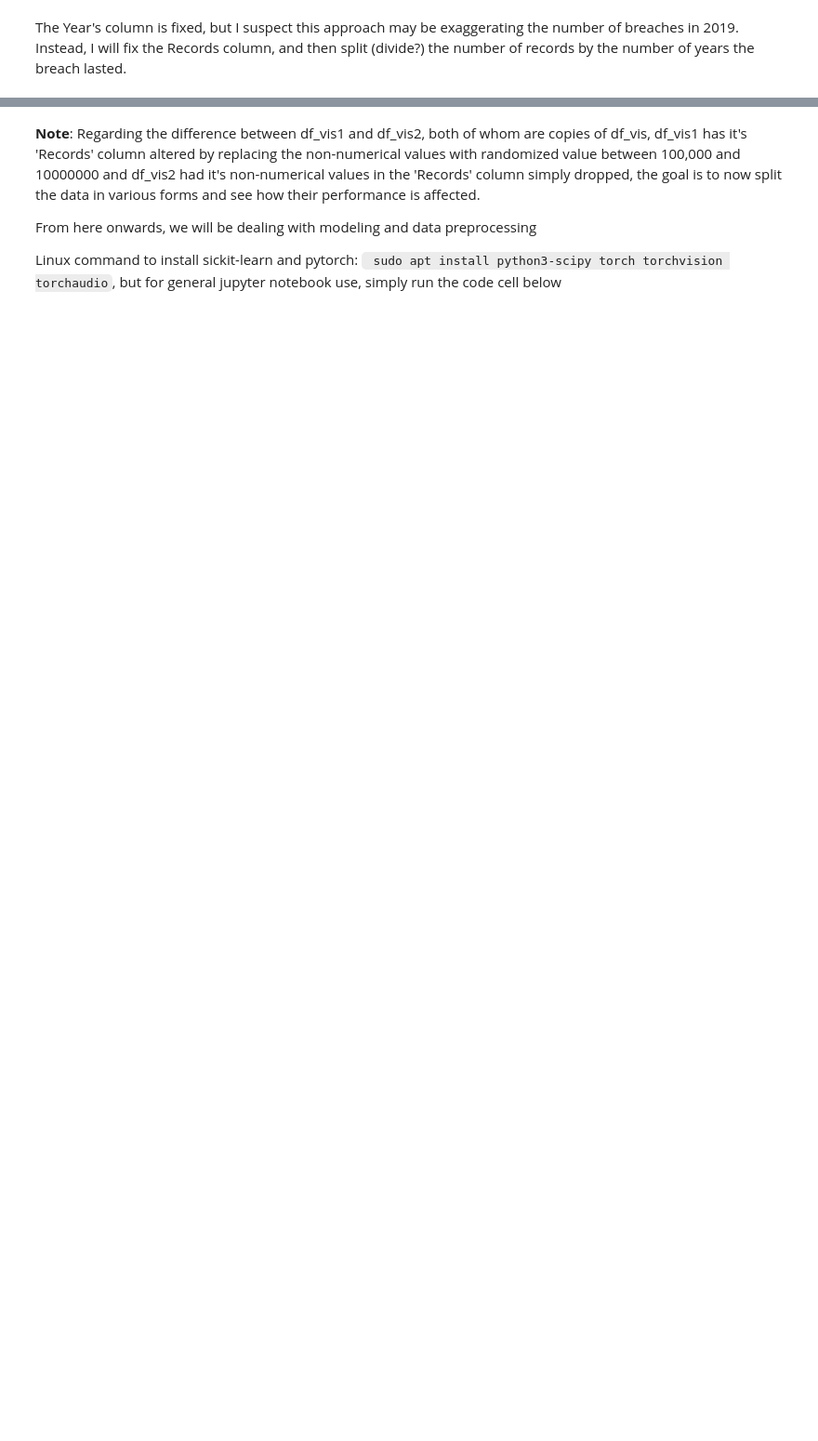
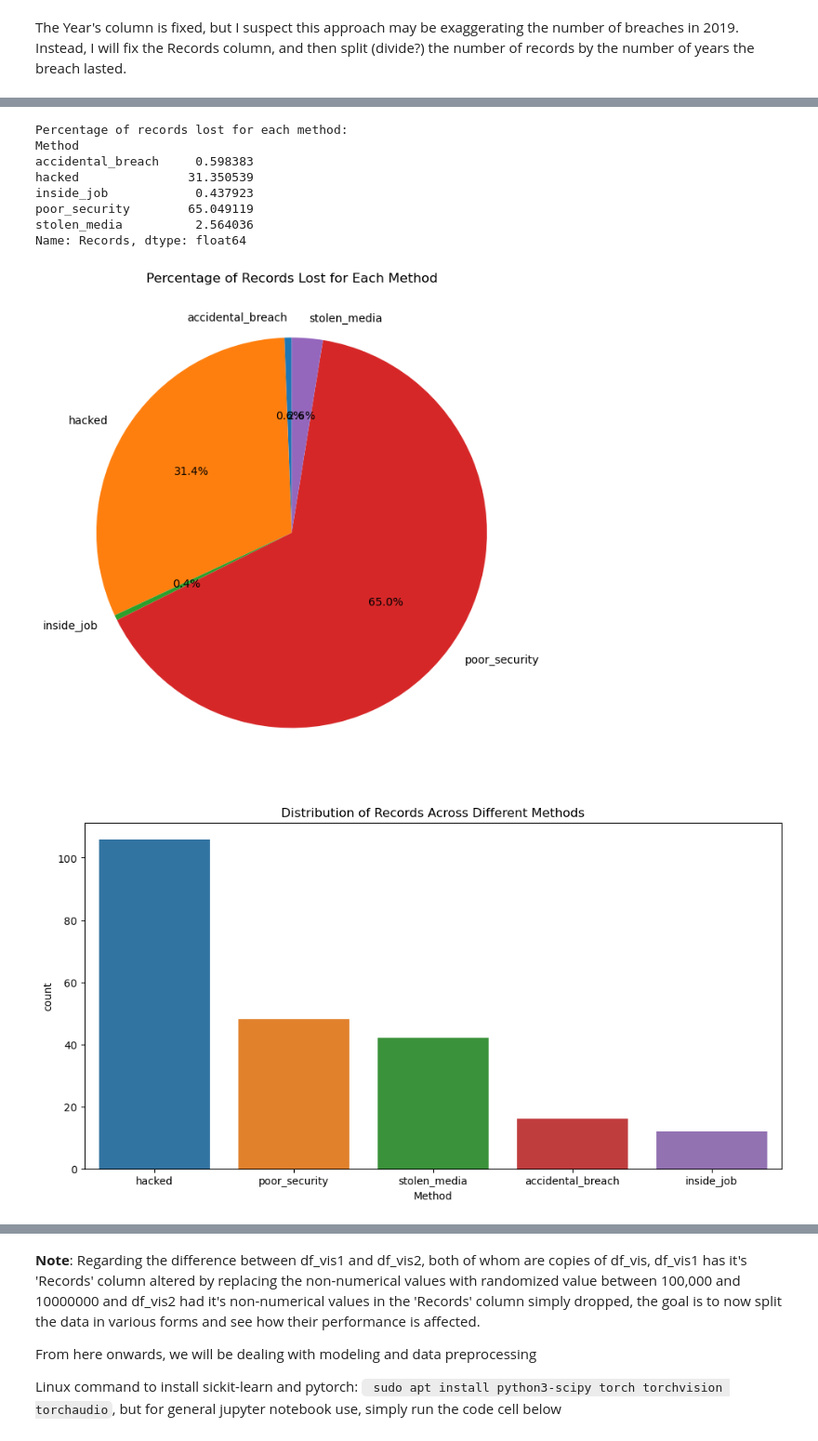
Before and after one commit to DeveloperMindset123/Accenture3A_Project, a Jupyter notebook: Accenture_3A_Ayan.ipynb, the cells around one changed output, grey strips where cells are left out. Shown at 93% size. Cells and saved outputs as stored; diff of their text form; code cells hidden in the pictures; blank space fills up the shorter version.

```diff
--- a/Accenture_3A_Ayan.ipynb
+++ b/Accenture_3A_Ayan.ipynb
@@ -323,0 +697,18 @@ array(['healthcare', 'social_networking', 'tech', 'advertising',
+# %%
+'''Defining a function to handle the keywords diversity and making them more uniform through a series of conditional statements that will parse through the 'Method' column will be more efficient'''
+def classify_method(method_value):
+    if isinstance(method_value, str):
+        if any(keyword in method_value for keyword in ["poor_security", "unsecured_s3_bucket", "poor_security_hacked", "misconfiguration", "improper_setting", "publicly_accessible", "unprotected_api"]):
+            return "poor_security"
+        elif any(keyword in method_value for keyword in ["lost_stolen_media", "lost_stolen_computer"]):
+            return "stolen_media"
+        elif "_hacked" in method_value:
+            return "hacked"
+        elif any(keyword in method_value for keyword in ["intentionally_lost", "accidentally_exposed", "accidentally_published", "accidentally_uploaded"]):
+            return "accidental_breach"
+        elif any(keyword in method_value for keyword in ["inside_job", "rogue_contractor", "social_engineering"]):
+            return "inside_job"
+    return method_value
+
+# Apply the classification function to the "Method" column
+df_vis["Method"] = df_vis["Method"].apply(classify_method)
@@ -323,0 +725,54 @@ array(['healthcare', 'social_networking', 'tech', 'advertising',
+# %%
+# Calculate the sum of records for each method (excluding "unknown")
+method_records = df_vis[df_vis['Method'] != 'unknown'].groupby('Method')['Records'].sum()
+
+# Calculate the total sum of records (excluding "unknown")
+total_records = method_records.sum()
+
+# Calculate the percentage of records lost for each method (excluding "unknown")
+method_percentages = (method_records / total_records) * 100
+
+# Print out the percentages
+print("Percentage of records lost for each method:")
+print(method_percentages)   # this will give us the ratio of how data was lost in the past, hacked and poor_security being the most prominent
+
+# Plot a pie chart using matplotlib
+plt.figure(figsize=(8, 8))
+plt.pie(method_percentages, labels=method_percentages.index, autopct='%1.1f%%', startangle=90)
+plt.title("Percentage of Records Lost for Each Method")
+plt.savefig('visualization_graphs/initial_pie_chart.png')
+plt.show()
+
+# Additional seaborn plots
+# Example 1: Countplot to show the distribution of records across different methods
+plt.figure(figsize=(12, 6))
+sns.countplot(data=df_vis, x='Method')
+plt.title("Distribution of Records Across Different Methods")
+plt.savefig('visualization_graphs/distribution_bar_graph.png')
+plt.show()
+
+# Example 2: Barplot to show the sum of records for each method
+plt.figure(figsize=(12, 6))
+sns.barplot(x=method_records.index, y=method_records.values)
+plt.title("Sum of Records for Each Method")
+plt.ylabel("Sum of Records")
+plt.savefig('visualization_graphs/sum_bar_graph.png')
+plt.show()
+
+# Example 3: Scatter plot to show the relationship between two numerical columns
+plt.figure(figsize=(10, 6))
+sns.scatterplot(data=df_vis, x='Method', y='Records', hue='Year', palette='viridis')
+plt.title("Scatter Plot Showing Relationship Between Method, Records and the year lost")
+plt.savefig('visualization_graphs/scatter_plot.png')  # leave the rest of the settings as default
+plt.show()
+# %% [output]
+Percentage of records lost for each method:
+Method
+accidental_breach     0.598383
+hacked               31.350539
+inside_job            0.437923
+poor_security        65.049119
+stolen_media          2.564036
+Name: Records, dtype: float64
+[figure, added]
+[figure, added]
```
Also changed, not shown: parts of 55 cells of this notebook, 6 other files.
